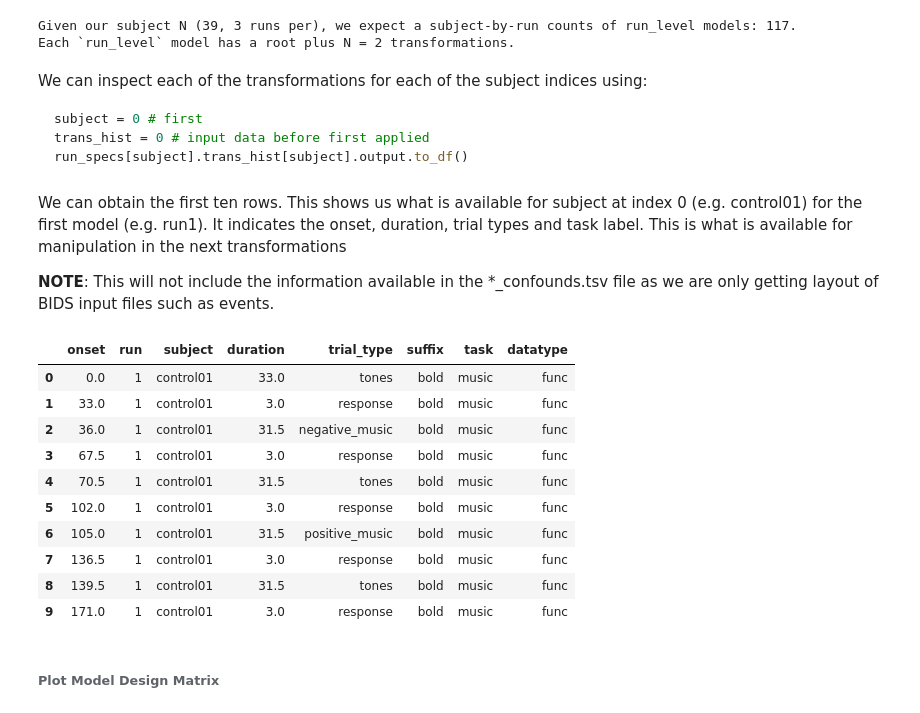
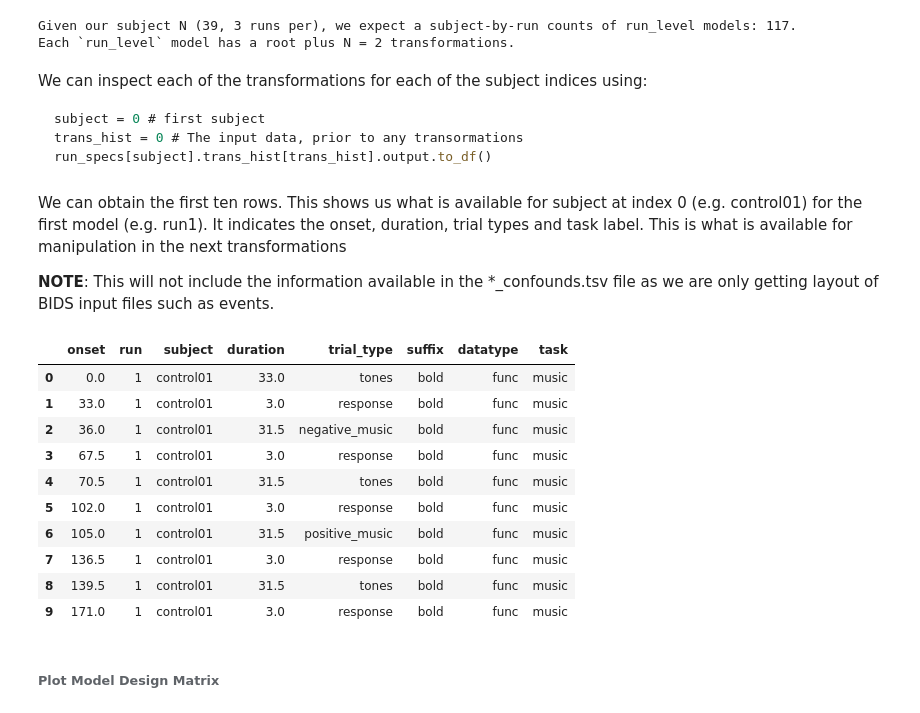
Before and after one commit to demidenm/bidsstatsmod_groupmods, a Jupyter notebook: notebooks/model_illustrations.ipynb, the cells around one changed output. Cells and saved outputs as stored; diff of their text form; code cells hidden in the pictures.

````diff
--- a/notebooks/model_illustrations.ipynb
+++ b/notebooks/model_illustrations.ipynb
@@ -477,10 +483,10 @@ Each `run_level` model has a root plus N = 2 transformations.
 # %% [markdown]
 We can inspect each of the transformations for each of the subject indices using:
 
-```python
-subject = 0 # first
-trans_hist = 0 # input data before first applied
-run_specs[subject].trans_hist[subject].output.to_df()
+```json
+subject = 0 # first subject
+trans_hist = 0 # The input data, prior to any transormations
+run_specs[subject].trans_hist[trans_hist].output.to_df()
 ```
 # %% [markdown]
 We can obtain the first ten rows. This shows us what is available for subject at index 0 (e.g. control01) for the first model (e.g. run1). It indicates the onset, duration, trial types and task label. This is what is available for manipulation in the next transformations
@@ -489,19 +495,19 @@ We can obtain the first ten rows. This shows us what is available for subject at
 # %%
 subject = 0 # first
 trans_hist = 0 # input data before first transformation applied
-run_specs[subject].trans_hist[subject].output.to_df().head(10) # get first 10 rows
+run_specs[subject].trans_hist[trans_hist].output.to_df().head(10) # get first 10 rows
 # %% [output]
-|  | onset | run | subject | duration | trial_type | suffix | task | datatype |
-| 0 | 0.0 | 1 | control01 | 33.0 | tones | bold | music | func |
-| 1 | 33.0 | 1 | control01 | 3.0 | response | bold | music | func |
-| 2 | 36.0 | 1 | control01 | 31.5 | negative_music | bold | music | func |
-| 3 | 67.5 | 1 | control01 | 3.0 | response | bold | music | func |
-| 4 | 70.5 | 1 | control01 | 31.5 | tones | bold | music | func |
-| 5 | 102.0 | 1 | control01 | 3.0 | response | bold | music | func |
-| 6 | 105.0 | 1 | control01 | 31.5 | positive_music | bold | music | func |
-| 7 | 136.5 | 1 | control01 | 3.0 | response | bold | music | func |
-| 8 | 139.5 | 1 | control01 | 31.5 | tones | bold | music | func |
-| 9 | 171.0 | 1 | control01 | 3.0 | response | bold | music | func |
+|  | onset | run | subject | duration | trial_type | suffix | datatype | task |
+| 0 | 0.0 | 1 | control01 | 33.0 | tones | bold | func | music |
+| 1 | 33.0 | 1 | control01 | 3.0 | response | bold | func | music |
+| 2 | 36.0 | 1 | control01 | 31.5 | negative_music | bold | func | music |
+| 3 | 67.5 | 1 | control01 | 3.0 | response | bold | func | music |
+| 4 | 70.5 | 1 | control01 | 31.5 | tones | bold | func | music |
+| 5 | 102.0 | 1 | control01 | 3.0 | response | bold | func | music |
+| 6 | 105.0 | 1 | control01 | 31.5 | positive_music | bold | func | music |
+| 7 | 136.5 | 1 | control01 | 3.0 | response | bold | func | music |
+| 8 | 139.5 | 1 | control01 | 31.5 | tones | bold | func | music |
+| 9 | 171.0 | 1 | control01 | 3.0 | response | bold | func | music |
 # %% [markdown]
 ######  **Plot Model Design Matrix**
 # %%
````
Also changed, not shown: parts of 50 cells of this notebook.
